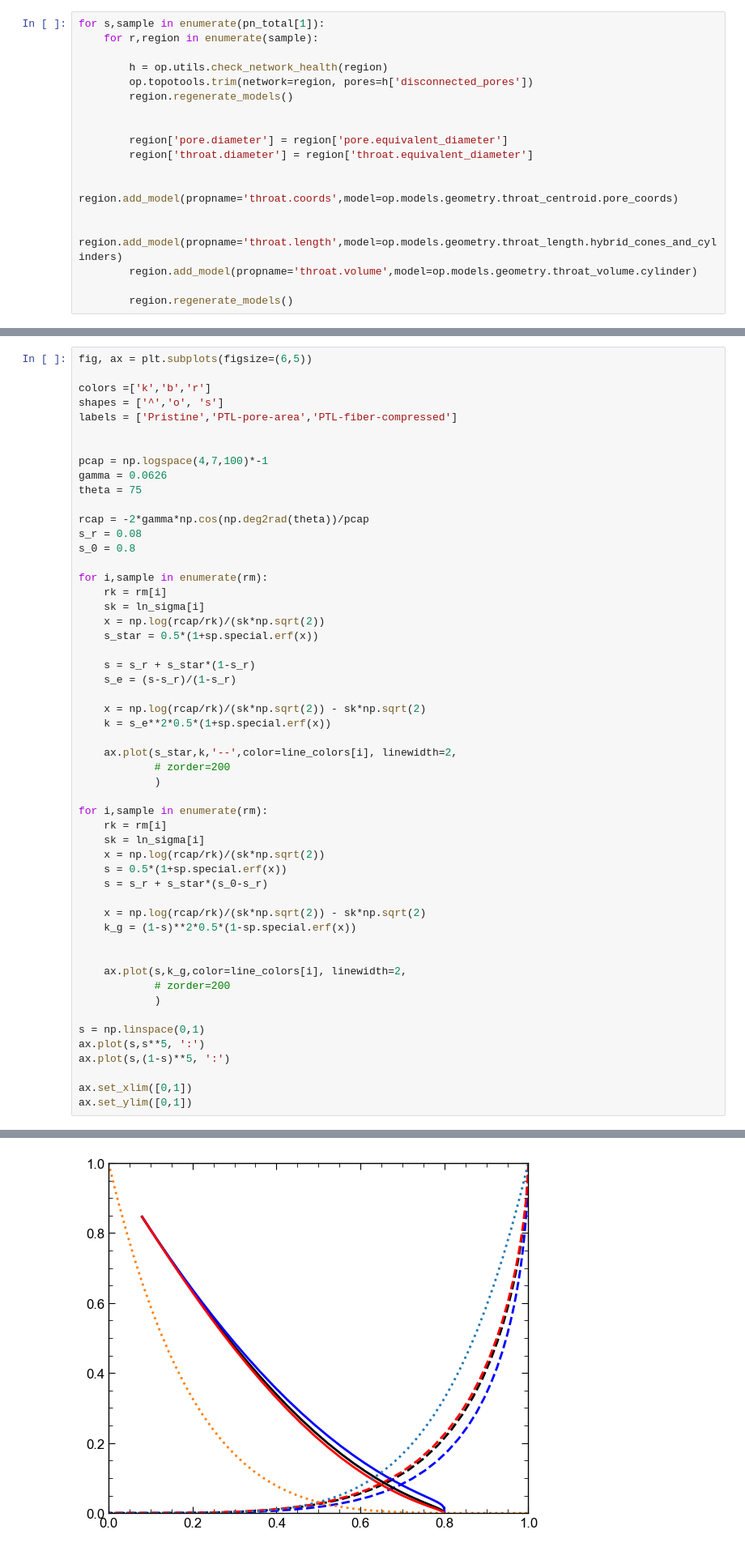
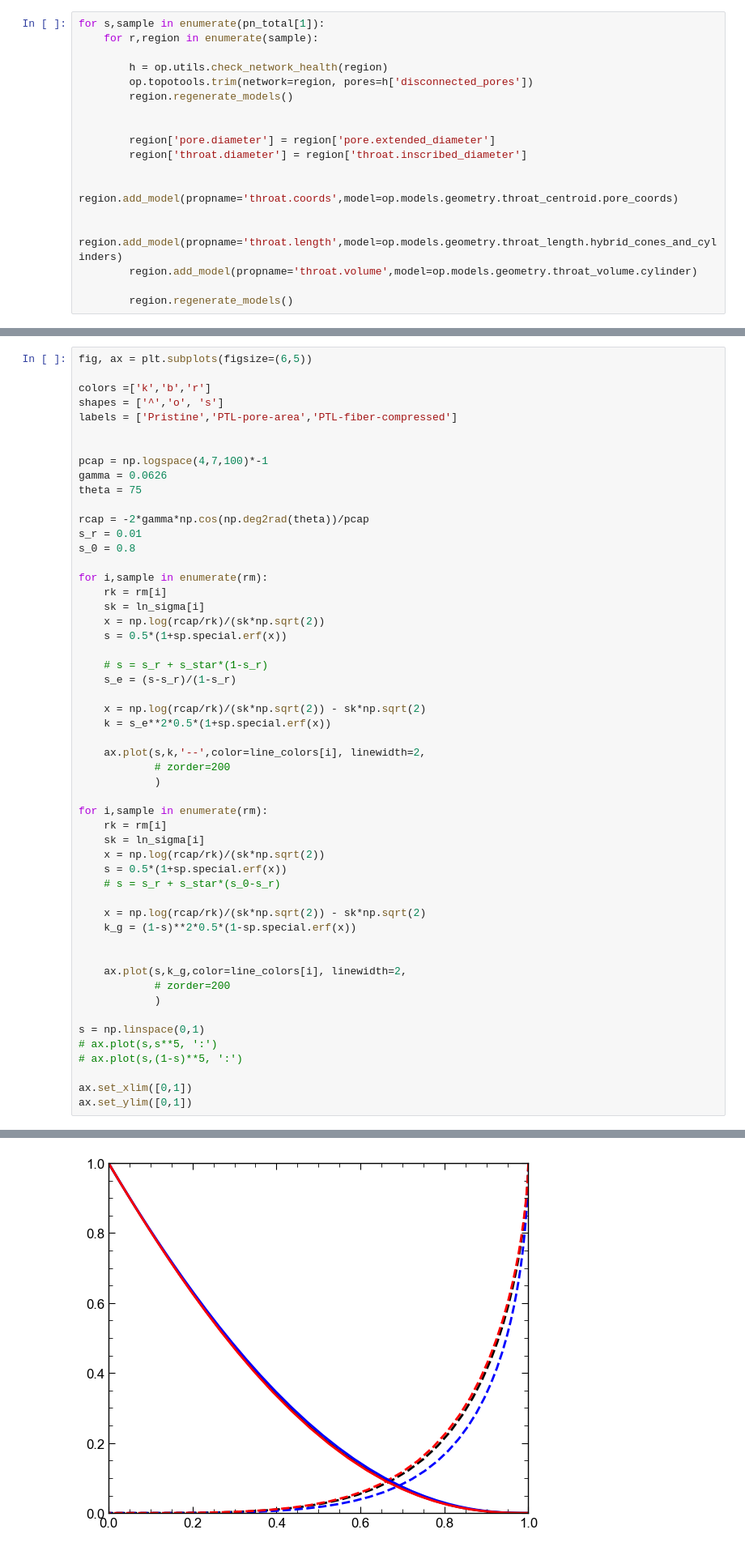
Before and after one commit to karaferner/transport-properties-modeling, a Jupyter notebook: temp_workbook_openpnm35_waterretentioncurve_testing.ipynb, the cells around one changed output, grey strips where cells are left out. Shown at 81% size. Saved outputs shown, nothing was run; the diff lists cells and outputs as text.

```diff
--- a/temp_workbook_openpnm35_waterretentioncurve_testing.ipynb
+++ b/temp_workbook_openpnm35_waterretentioncurve_testing.ipynb
@@ -165,8 +165,8 @@ for s,sample in enumerate(pn_total[1]):
         region.regenerate_models()
 
 
-        region['pore.diameter'] = region['pore.equivalent_diameter']
-        region['throat.diameter'] = region['throat.equivalent_diameter']
+        region['pore.diameter'] = region['pore.extended_diameter']
+        region['throat.diameter'] = region['throat.inscribed_diameter']
 
         region.add_model(propname='throat.coords',model=op.models.geometry.throat_centroid.pore_coords)
 
@@ -1178,46 +1178,46 @@ gamma = 0.0626
 theta = 75
 
 rcap = -2*gamma*np.cos(np.deg2rad(theta))/pcap
-s_r = 0.08
+s_r = 0.01
 s_0 = 0.8
 
 for i,sample in enumerate(rm):
     rk = rm[i]
     sk = ln_sigma[i]
     x = np.log(rcap/rk)/(sk*np.sqrt(2))
-    s_star = 0.5*(1+sp.special.erf(x))
+    s = 0.5*(1+sp.special.erf(x))
 
-    s = s_r + s_star*(1-s_r)
+    # s = s_r + s_star*(1-s_r)
     s_e = (s-s_r)/(1-s_r)
 
     x = np.log(rcap/rk)/(sk*np.sqrt(2)) - sk*np.sqrt(2)
     k = s_e**2*0.5*(1+sp.special.erf(x))
 
-    ax.plot(s_star,k,'--',color=line_colors[i], linewidth=2,
+    ax.plot(s,k,'--',color=line_colors[i], linewidth=2,
             # zorder=200
             )
 
 for i,sample in enumerate(rm):
     rk = rm[i]
     sk = ln_sigma[i]
     x = np.log(rcap/rk)/(sk*np.sqrt(2))
     s = 0.5*(1+sp.special.erf(x))
-    s = s_r + s_star*(s_0-s_r)
+    # s = s_r + s_star*(s_0-s_r)
 
     x = np.log(rcap/rk)/(sk*np.sqrt(2)) - sk*np.sqrt(2)
     k_g = (1-s)**2*0.5*(1-sp.special.erf(x))
 
 
     ax.plot(s,k_g,color=line_colors[i], linewidth=2,
             # zorder=200
             )
 
 s = np.linspace(0,1)
-ax.plot(s,s**5, ':')
-ax.plot(s,(1-s)**5, ':')
+# ax.plot(s,s**5, ':')
+# ax.plot(s,(1-s)**5, ':')
 
 ax.set_xlim([0,1])
 ax.set_ylim([0,1])
 # %% [output]
 (0.0, 1.0)
-[figure, old version]
+[figure, new version]
```
Also changed, not shown: parts of 3 cells of this notebook.
